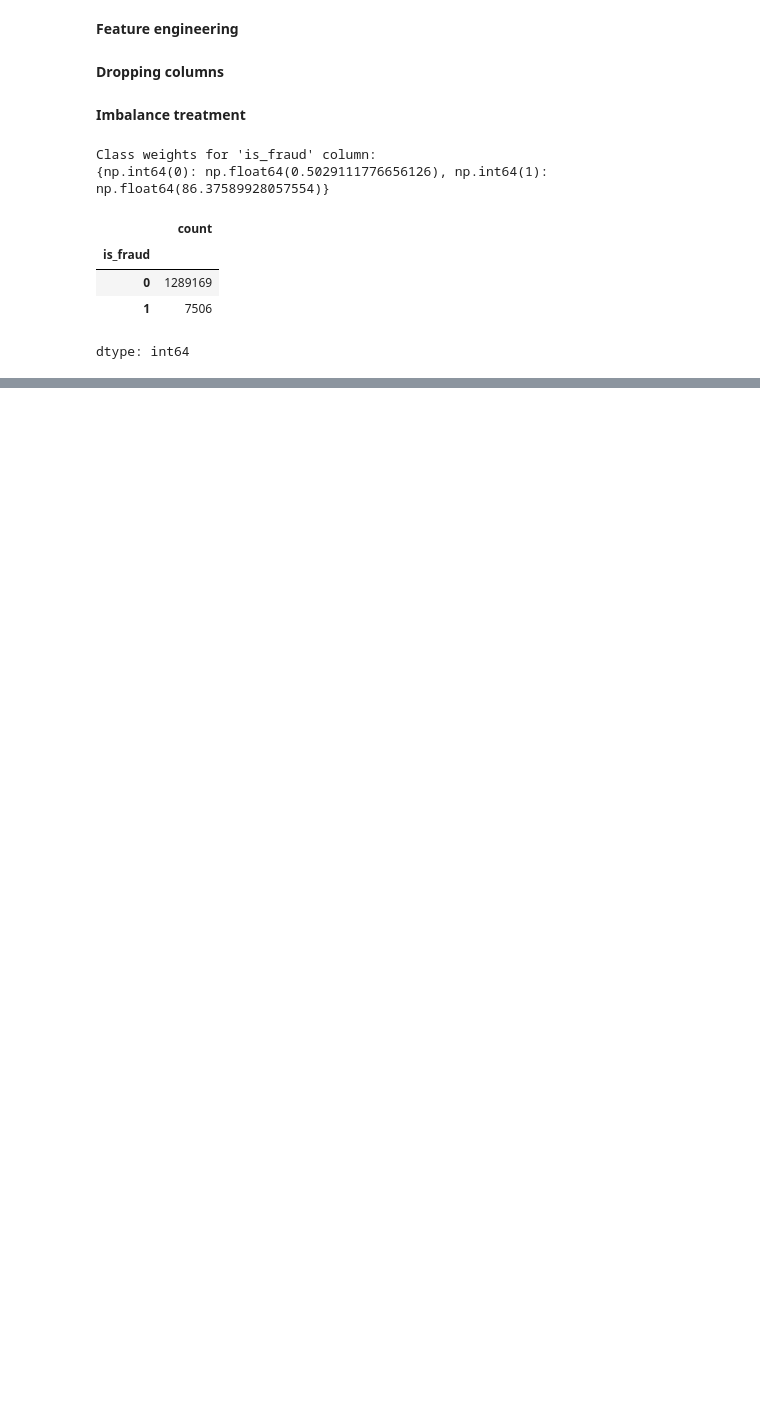
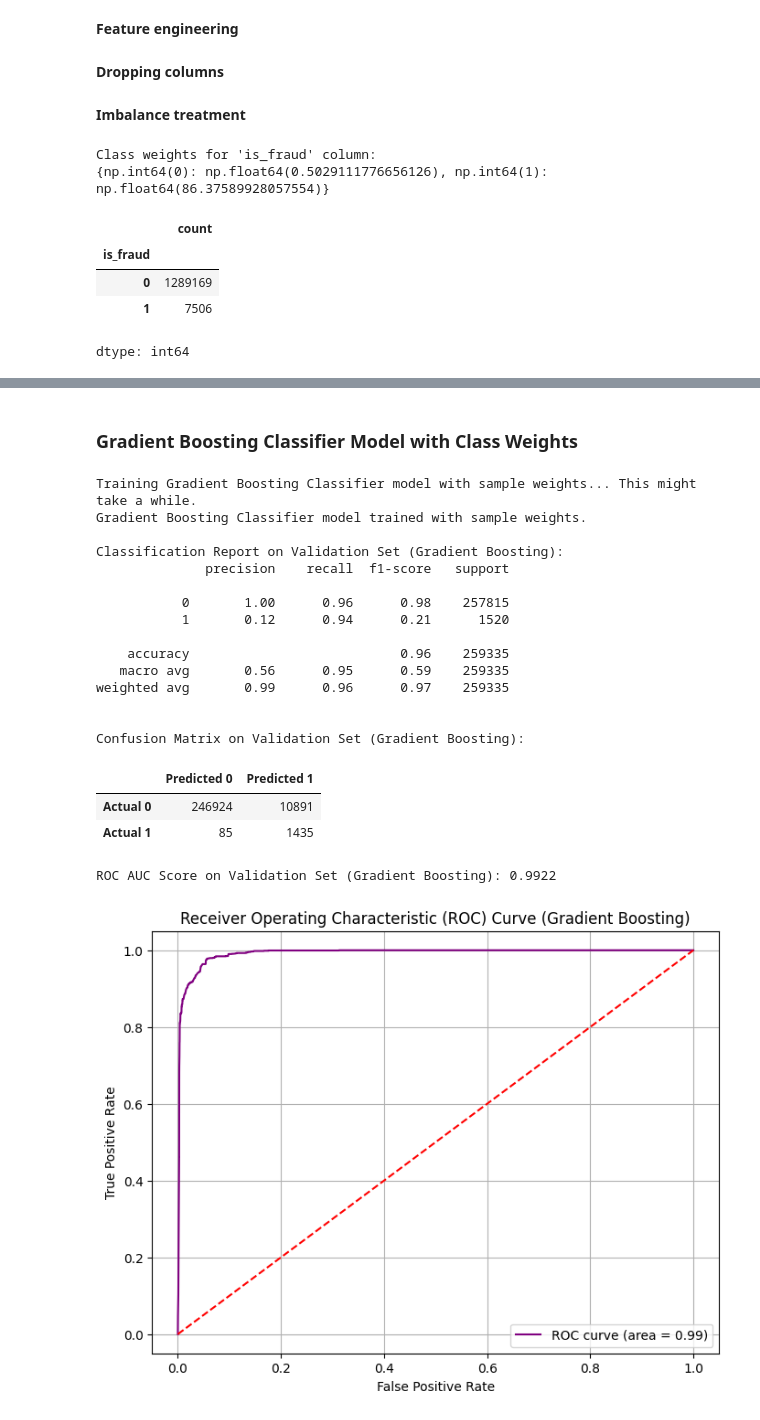
Before and after one commit to danieligelnik/CCFraudProject, a Jupyter notebook: Data_manipulation.ipynb, the cells around one changed output, grey strips where cells are left out. Cells and saved outputs as stored; diff of their text form; code cells hidden in the pictures; blank space fills up the shorter version.

```diff
--- a/Data_manipulation.ipynb
+++ b/Data_manipulation.ipynb
@@ -133,0 +245,80 @@ dtype: int64
+# %% [markdown]
+### Gradient Boosting Classifier Model with Class Weights
+# %%
+from sklearn.ensemble import GradientBoostingClassifier
+from sklearn.metrics import classification_report, confusion_matrix, roc_auc_score, roc_curve
+
+# The features X_train_scaled, y_train, X_valid_scaled, y_valid, and class_weights_dict
+# are assumed to be defined from previous cells.
+
+# Create sample weights for GradientBoostingClassifier
+# GradientBoostingClassifier doesn't directly support 'class_weight' parameter in its constructor.
+# Instead, we pass 'sample_weight' to the fit method.
+sample_weights_gbc = np.array([class_weights_dict[label] for label in y_train])
+
+# Initialize Gradient Boosting Classifier model
+gbc_model = GradientBoostingClassifier(
+    n_estimators=100,  # Number of boosting stages to perform
+    learning_rate=0.1, # Shrinkage factor applied to the contribution of each tree
+    max_depth=3,       # Maximum depth of the individual regression estimators
+    random_state=42
+)
+
+print("Training Gradient Boosting Classifier model with sample weights... This might take a while.")
+
+# Train the model with sample weights
+gbc_model.fit(X_train_scaled, y_train, sample_weight=sample_weights_gbc)
+
+print("Gradient Boosting Classifier model trained with sample weights.")
+
+# Make predictions on the scaled validation set
+y_pred_gbc = gbc_model.predict(X_valid_scaled)
+y_pred_proba_gbc = gbc_model.predict_proba(X_valid_scaled)[:, 1]
+
+# Print classification report
+print("\nClassification Report on Validation Set (Gradient Boosting):")
+print(classification_report(y_valid, y_pred_gbc))
+
+# Print Confusion Matrix
+print("\nConfusion Matrix on Validation Set (Gradient Boosting):")
+conf_matrix_gbc = confusion_matrix(y_valid, y_pred_gbc)
+display(pd.DataFrame(conf_matrix_gbc,
+                     index=['Actual 0', 'Actual 1'],
+                     columns=['Predicted 0', 'Predicted 1']))
+
+# Calculate and print ROC AUC score
+roc_auc_gbc = roc_auc_score(y_valid, y_pred_proba_gbc)
+print(f"\nROC AUC Score on Validation Set (Gradient Boosting): {roc_auc_gbc:.4f}")
+
+# Plot ROC curve
+fpr_gbc, tpr_gbc, _ = roc_curve(y_valid, y_pred_proba_gbc)
+plt.figure(figsize=(8, 6))
+plt.plot(fpr_gbc, tpr_gbc, color='purple', label=f'ROC curve (area = {roc_auc_gbc:.2f})')
+plt.plot([0, 1], [0, 1], color='red', linestyle='--')
+plt.xlabel('False Positive Rate')
+plt.ylabel('True Positive Rate')
+plt.title('Receiver Operating Characteristic (ROC) Curve (Gradient Boosting)')
+plt.legend()
+plt.grid(True)
+plt.show()
+# %% [output]
+Training Gradient Boosting Classifier model with sample weights... This might take a while.
+Gradient Boosting Classifier model trained with sample weights.
+
+Classification Report on Validation Set (Gradient Boosting):
+              precision    recall  f1-score   support
+
+           0       1.00      0.96      0.98    257815
+           1       0.12      0.94      0.21      1520
+
+    accuracy                           0.96    259335
+   macro avg       0.56      0.95      0.59    259335
+weighted avg       0.99      0.96      0.97    259335
+
+
+Confusion Matrix on Validation Set (Gradient Boosting):
+|  | Predicted 0 | Predicted 1 |
+| Actual 0 | 246924 | 10891 |
+| Actual 1 | 85 | 1435 |
+ROC AUC Score on Validation Set (Gradient Boosting): 0.9922
+[figure, added]
```
Also changed, not shown: parts of 18 cells of this notebook.
